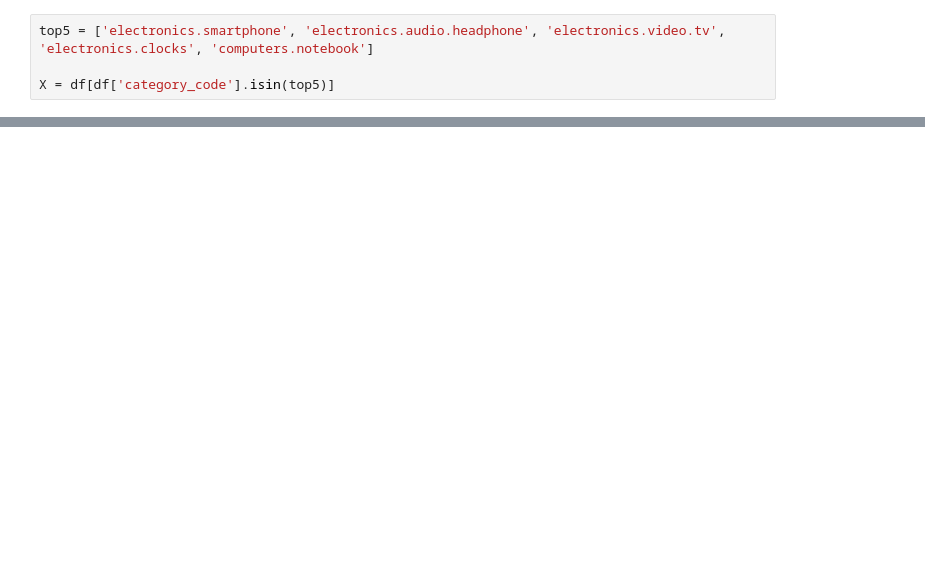
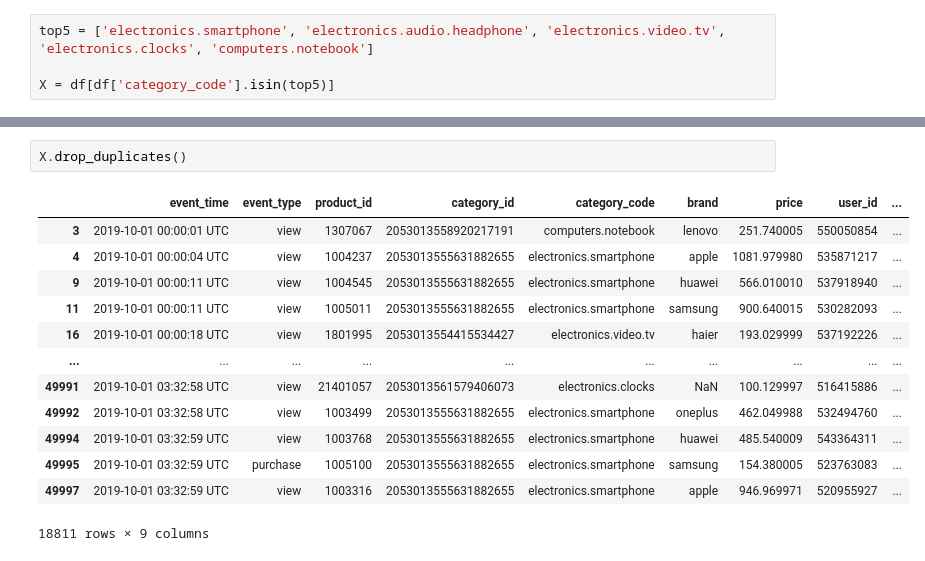
Before and after one commit to AdriMottainai/convertiq, a Jupyter notebook: data_exploration.ipynb, the cells around one changed output, grey strips where cells are left out. Saved outputs shown, nothing was run; the diff lists cells and outputs as text; blank space fills up the shorter version.

```diff
--- a/data_exploration.ipynb
+++ b/data_exploration.ipynb
@@ -235,0 +260,16 @@ Length: 1993170, dtype: bool
+# %%
+X.drop_duplicates()
+# %% [output]
+|  | event_time | event_type | product_id | category_id | category_code | brand | price | user_id | ... |
+| 3 | 2019-10-01 00:00:01 UTC | view | 1307067 | 2053013558920217191 | computers.notebook | lenovo | 251.740005 | 550050854 | ... |
+| 4 | 2019-10-01 00:00:04 UTC | view | 1004237 | 2053013555631882655 | electronics.smartphone | apple | 1081.979980 | 535871217 | ... |
+| 9 | 2019-10-01 00:00:11 UTC | view | 1004545 | 2053013555631882655 | electronics.smartphone | huawei | 566.010010 | 537918940 | ... |
+| 11 | 2019-10-01 00:00:11 UTC | view | 1005011 | 2053013555631882655 | electronics.smartphone | samsung | 900.640015 | 530282093 | ... |
+| 16 | 2019-10-01 00:00:18 UTC | view | 1801995 | 2053013554415534427 | electronics.video.tv | haier | 193.029999 | 537192226 | ... |
+| ... | ... | ... | ... | ... | ... | ... | ... | ... | ... |
+| 49991 | 2019-10-01 03:32:58 UTC | view | 21401057 | 2053013561579406073 | electronics.clocks | NaN | 100.129997 | 516415886 | ... |
+| 49992 | 2019-10-01 03:32:58 UTC | view | 1003499 | 2053013555631882655 | electronics.smartphone | oneplus | 462.049988 | 532494760 | ... |
+| 49994 | 2019-10-01 03:32:59 UTC | view | 1003768 | 2053013555631882655 | electronics.smartphone | huawei | 485.540009 | 543364311 | ... |
+| 49995 | 2019-10-01 03:32:59 UTC | purchase | 1005100 | 2053013555631882655 | electronics.smartphone | samsung | 154.380005 | 523763083 | ... |
+| 49997 | 2019-10-01 03:32:59 UTC | view | 1003316 | 2053013555631882655 | electronics.smartphone | apple | 946.969971 | 520955927 | ... |
+18811 rows × 9 columns
```
Also changed, not shown: parts of 73 cells of this notebook.
